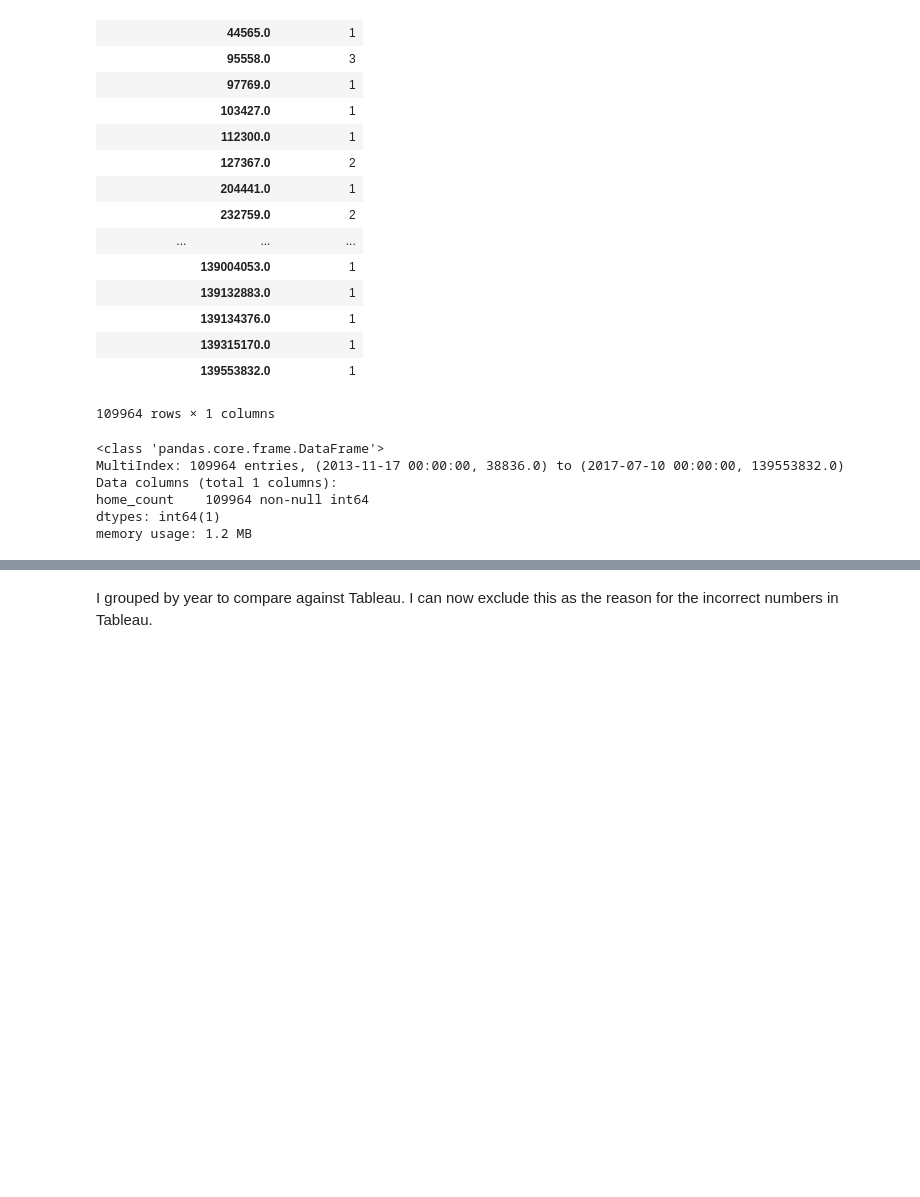
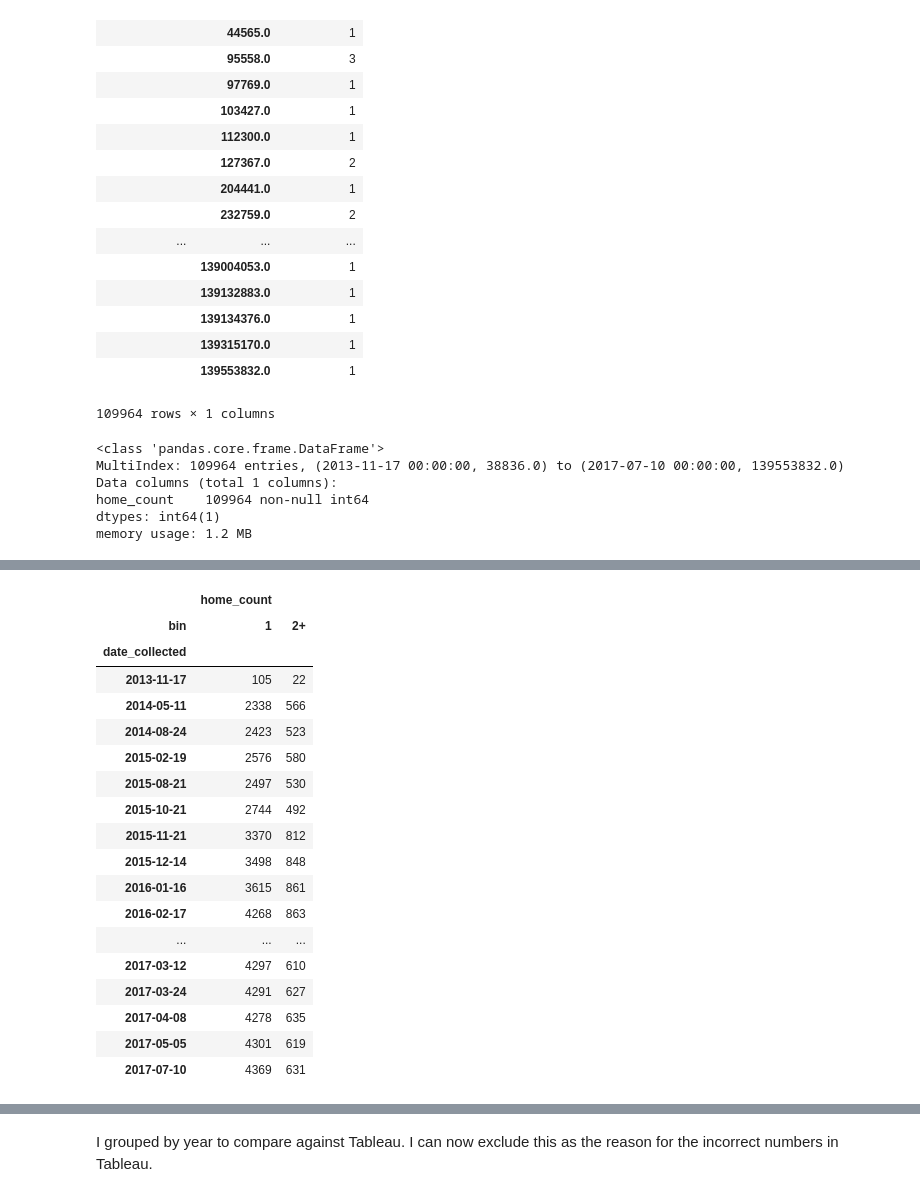
Before and after one commit to gisledb/udacity_nanodegree, a Jupyter notebook: ipython_notebooks/p6/P6_QA.ipynb, the cells around one changed output, grey strips where cells are left out. Cells and saved outputs as stored; diff of their text form; code cells hidden in the pictures; blank space fills up the shorter version.

```diff
--- a/ipython_notebooks/p6/P6_QA.ipynb
+++ b/ipython_notebooks/p6/P6_QA.ipynb
@@ -144,5 +157,27 @@ host_binned = host_grouped.groupby([host_grouped.index.get_level_values(0),'bin'
 #Sorting correctly
 host_binned = host_binned.loc[host_binned.index.sort_values()]
+# %%
+host_binned
+# %% [output]
+|  | home_count |  |
+| bin | 1 | 2+ |
+| date_collected |  |  |
+| 2013-11-17 | 105 | 22 |
+| 2014-05-11 | 2338 | 566 |
+| 2014-08-24 | 2423 | 523 |
+| 2015-02-19 | 2576 | 580 |
+| 2015-08-21 | 2497 | 530 |
+| 2015-10-21 | 2744 | 492 |
+| 2015-11-21 | 3370 | 812 |
+| 2015-12-14 | 3498 | 848 |
+| 2016-01-16 | 3615 | 861 |
+| 2016-02-17 | 4268 | 863 |
+| ... | ... | ... |
+| 2017-03-12 | 4297 | 610 |
+| 2017-03-24 | 4291 | 627 |
+| 2017-04-08 | 4278 | 635 |
+| 2017-05-05 | 4301 | 619 |
+| 2017-07-10 | 4369 | 631 |
 # %%
 #creating percentage version of host_binned
 #host_binned.iloc[:,0]
```
Also changed, not shown: parts of 22 cells of this notebook.
